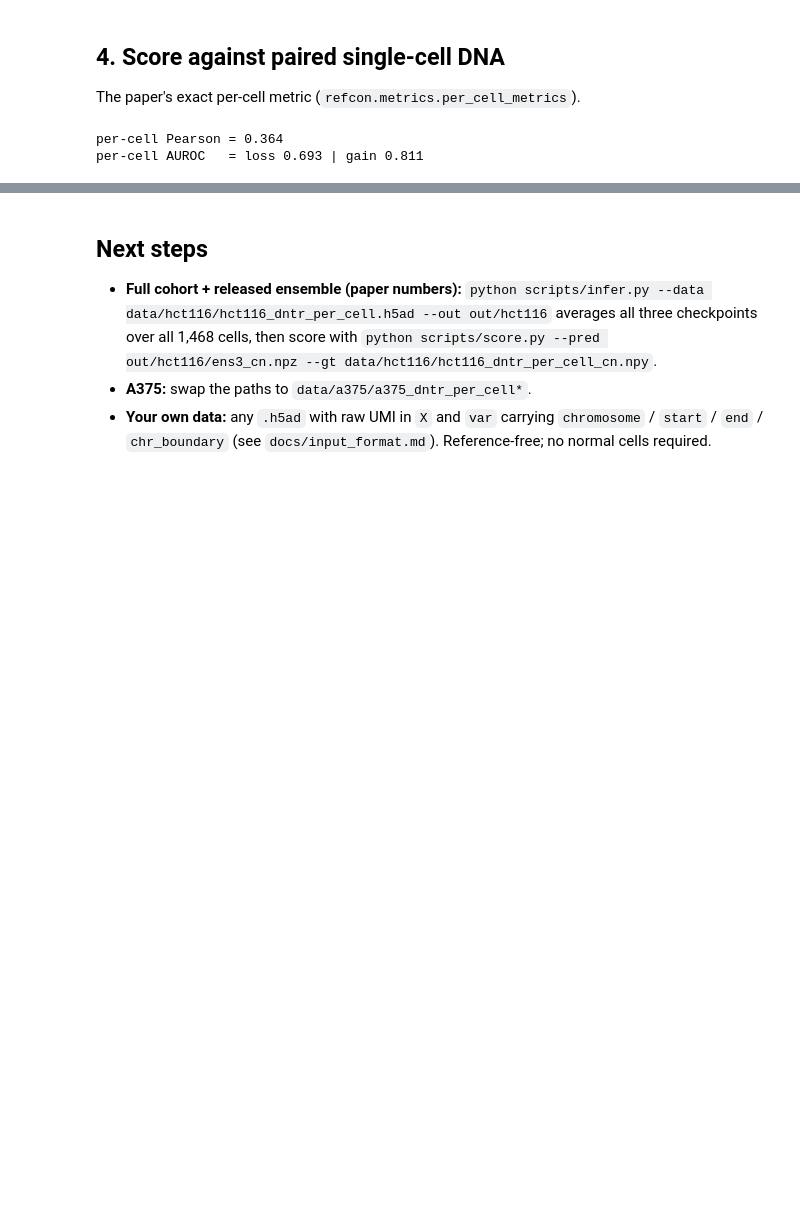
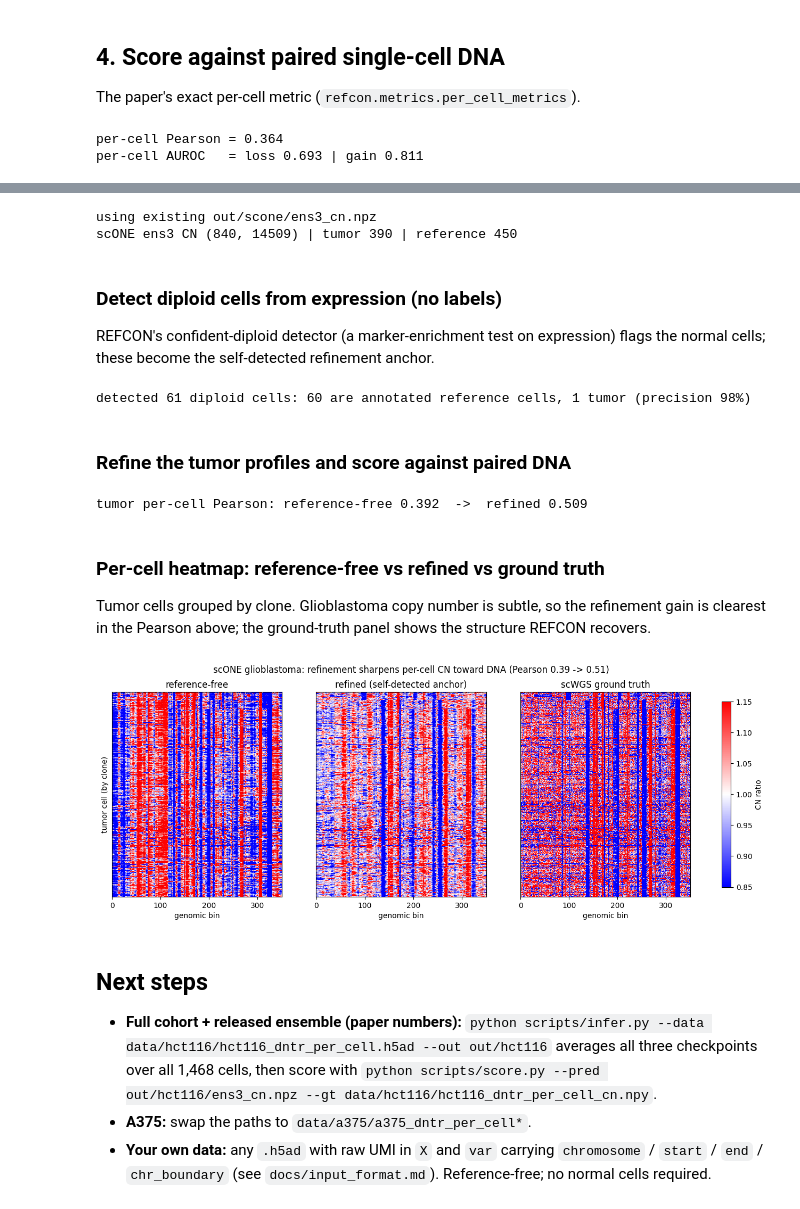
Before and after one commit to gencturkmert/REFCON, a Jupyter notebook: quickstart.ipynb, the cells around one changed output, grey strips where cells are left out. Cells and saved outputs as stored; diff of their text form; code cells hidden in the pictures; blank space fills up the shorter version.

```diff
--- a/quickstart.ipynb
+++ b/quickstart.ipynb
@@ -100,3 +128,76 @@ plt.tight_layout(); plt.show()
+# %%
+import subprocess, os
+# Full 3-checkpoint ensemble on all 840 scONE cells. Idempotent: skips if already computed.
+if not os.path.exists("out/scone/ens3_cn.npz"):
+    subprocess.run([sys.executable, "scripts/infer.py", "--data", "data/scone/scone_astrocytoma.h5ad",
+                    "--out", "out/scone", "--device", device], check=True)
+else:
+    print("using existing out/scone/ens3_cn.npz")
+
+sc = ad.read_h5ad("data/scone/scone_astrocytoma.h5ad")
+npz = np.load("out/scone/ens3_cn.npz", allow_pickle=True)
+cn = np.asarray(npz["cn"], float)                                   # (840, genes) reference-free ens3
+pos = {n: i for i, n in enumerate(sc.obs_names.astype(str))}
+rowi = np.array([pos[c] for c in npz["cells"].astype(str)])         # align npz rows to h5ad obs order
+role  = sc.obs["cn_role"].astype(str).values[rowi]
+clone = sc.obs["Clone_type"].astype(str).values[rowi]
+gt_sc  = np.load("data/scone/scone_astrocytoma_cn.npy")[rowi].astype(float)
+counts = (sc.X.toarray() if sp.issparse(sc.X) else np.asarray(sc.X))[rowi]
+genes_sc = sc.var_names.astype(str).values
+tumor = role == "tumor"
+print(f"scONE ens3 CN {cn.shape} | tumor {int(tumor.sum())} | reference {int((role=='reference').sum())}")
+# %% [output]
+using existing out/scone/ens3_cn.npz
+scONE ens3 CN (840, 14509) | tumor 390 | reference 450
+# %% [markdown]
+### Detect diploid cells from expression (no labels)
+REFCON's confident-diploid detector (a marker-enrichment test on expression) flags the normal cells; these become the self-detected refinement anchor.
+# %%
+from refcon.downstream.markers import ssmww_confident_normal
+
+det = ssmww_confident_normal(counts, genes_sc)
+normal = det["norm_mask"]                                           # self-detected diploid cells
+rec = int((normal & (role == "reference")).sum())
+print(f"detected {det['n_confident']} diploid cells: "
+      f"{rec} are annotated reference cells, {int((normal & tumor).sum())} tumor "
+      f"(precision {rec / max(det['n_confident'], 1):.0%})")
+# %% [output]
+detected 61 diploid cells: 60 are annotated reference cells, 1 tumor (precision 98%)
+# %% [markdown]
+### Refine the tumor profiles and score against paired DNA
+# %%
+from refcon.refine import calibrate_predictions
+
+cn_refined = calibrate_predictions(cn, normal, svd_k=3)             # refine against the self-detected anchor
+p_free = np.nanmean(per_cell_metrics(cn[tumor],        gt_sc[tumor]).P)
+p_ref  = np.nanmean(per_cell_metrics(cn_refined[tumor], gt_sc[tumor]).P)
+print(f"tumor per-cell Pearson: reference-free {p_free:.3f}  ->  refined {p_ref:.3f}")
+# %% [output]
+tumor per-cell Pearson: reference-free 0.392  ->  refined 0.509
+# %% [markdown]
+### Per-cell heatmap: reference-free vs refined vs ground truth
+Tumor cells grouped by clone. Glioblastoma copy number is subtle, so the refinement gain is clearest in the Pearson above; the ground-truth panel shows the structure REFCON recovers.
+# %%
+go2, chrom2, chr_order2 = genome_axes(sc)
+tix = np.where(tumor)[0]; tix = tix[np.argsort(clone[tix])]        # tumor cells grouped by clone
+gtt = np.where(gt_sc[tix] >= 0, gt_sc[tix], np.nan)[:, go2]
+Mf, cb = bin_genome(cn[tix][:, go2],         chrom2, chr_order2)
+Mr, _  = bin_genome(cn_refined[tix][:, go2], chrom2, chr_order2)
+Mg2, _ = bin_genome(gtt,                      chrom2, chr_order2)
+fig, axes = plt.subplots(1, 3, figsize=(15, 5), sharey=True)
+for ax, (title, M) in zip(axes, [("reference-free", Mf),
+                                  ("refined (self-detected anchor)", Mr),
+                                  ("scWGS ground truth", Mg2)]):
+    im = ax.imshow(M, aspect="auto", cmap="bwr", vmin=0.85, vmax=1.15, interpolation="nearest")
+    for b in cb: ax.axvline(b - 0.5, color="k", lw=0.3, alpha=0.35)
+    ax.set(title=title, xlabel="genomic bin"); ax.set_yticks([])
+axes[0].set_ylabel("tumor cell (by clone)")
+fig.colorbar(im, ax=axes, fraction=0.015, label="CN ratio")
+fig.suptitle(f"scONE glioblastoma: refinement sharpens per-cell CN toward DNA "
+             f"(Pearson {p_free:.2f} -> {p_ref:.2f})")
+plt.show()
+# %% [output]
+[figure, added]
 # %% [markdown]
 ## Next steps
 - **Full cohort + released ensemble (paper numbers):**
```
Also changed, not shown: parts of 6 cells of this notebook.
